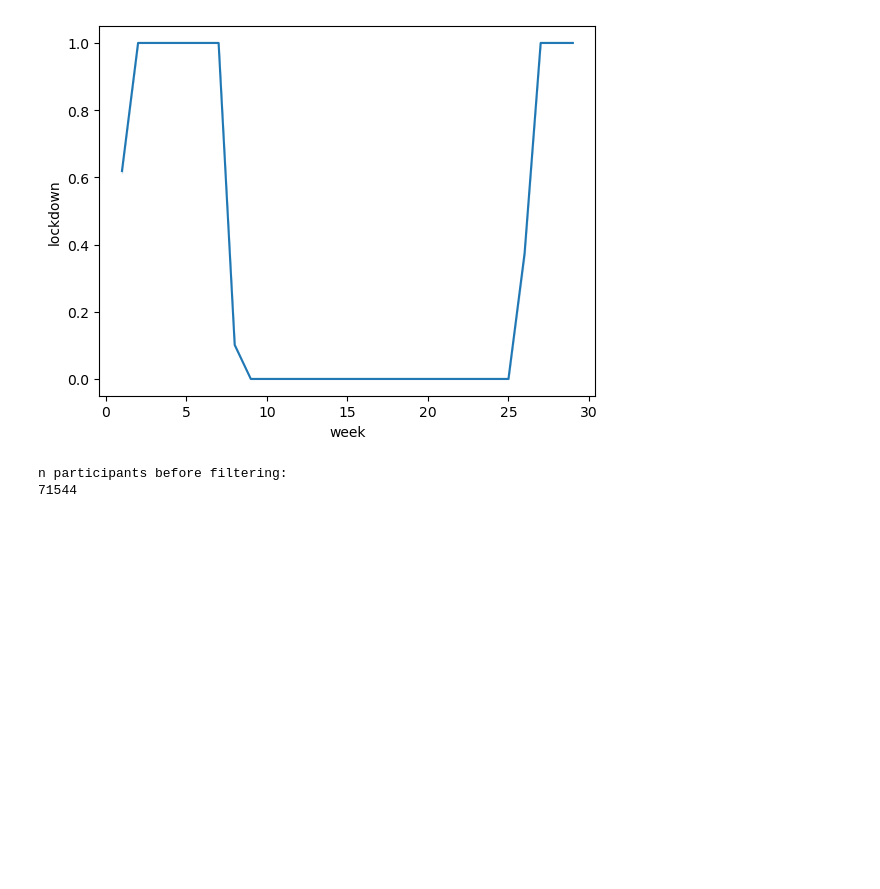
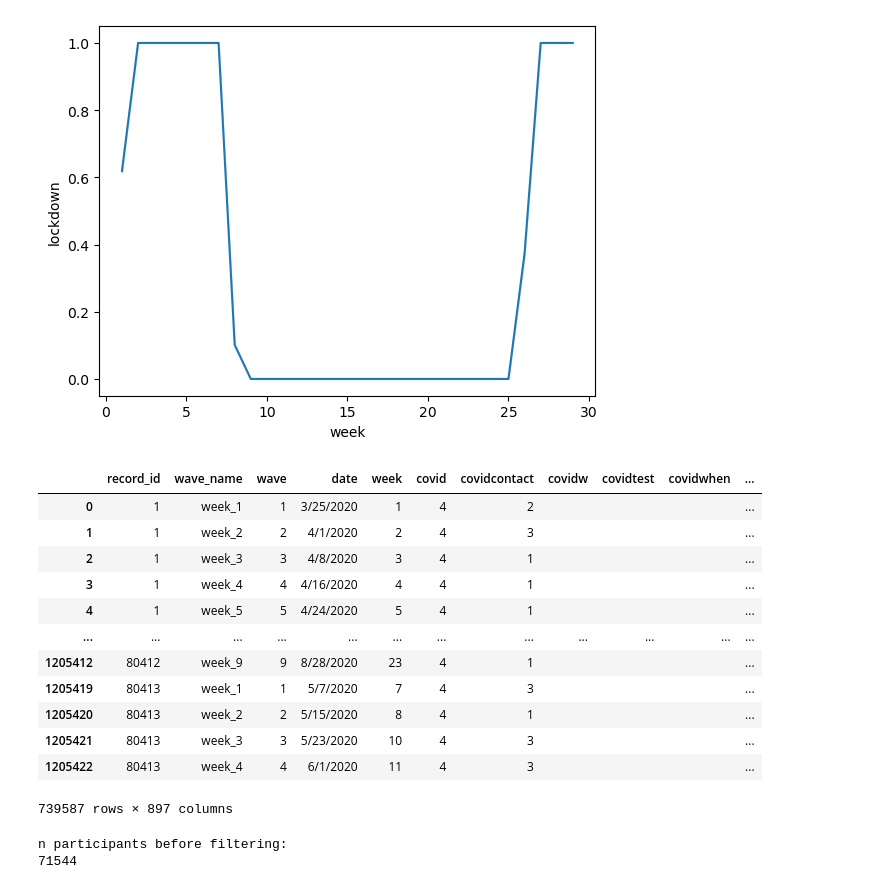
Before and after one commit to andylikescodes/CovidDepressionAnalysis, a Jupyter notebook: notebooks/UCL_Social_Study.ipynb, the cells around one changed output. Drawn from its saved outputs; the diff is of its cells as text; code cells hidden in the pictures; blank space fills up the shorter version.

```diff
--- a/notebooks/UCL_Social_Study.ipynb
+++ b/notebooks/UCL_Social_Study.ipynb
@@ -58,3 +39,9 @@ Columns (4,69,80,81,83,89,90,91,92,93,94,95,96,97,98,99,100,159,160,161,162,163,
+# %%
+UK_cases = cvd_cases.loc[cvd_cases['Entity']=='United Kingdom'].rename({'Biweekly cases per million people': 'cases_per_1m'}, axis=1)
+UK_deaths = cvd_deaths.loc[cvd_deaths['Entity']=='United Kingdom'].rename({'Biweekly deaths per million people': 'deaths_per_1m'}, axis=1)
+# %%
+UK_deaths['pd_datetime'] = pd.to_datetime(UK_deaths['Day'])
+UK_cases['pd_datetime'] = pd.to_datetime(UK_cases['Day'])
 # %%
 external_data['pd_datetime'] = pd.to_datetime(external_data['date'], errors='coerce')
 # %%
@@ -114,2 +157,12 @@ subset['depression'] = subset[UCL_depression].replace(' ', np.nan).astype(float)
+# %%
+subset['depression'] = subset[UCL_depression].replace(' ', np.nan).astype(float).sum(axis=1)
+subset['anxiety'] = subset[UCL_anxiety].replace(' ', np.nan).astype(float).sum(axis=1)
+subset['covid_anxiety'] = subset[UCL_covid_anxiety].replace(' ', np.nan).astype(float).sum(axis=1)
+subset['stress'] = subset[UCL_stressors].replace(' ', np.nan).astype(float).sum(axis=1)
+subset['loneliness'] = subset[UCL_loneliness].replace(' ', np.nan).astype(float).sum(axis=1)
+subset['support'] = subset[UCL_support].replace(' ', np.nan).astype(float).sum(axis=1)
 # %%
 subset['week'] = subset['week'].astype(int)
+# %%
+subset = subset.merge(UK_deaths[['pd_datetime', 'deaths_per_1m']], on='pd_datetime')
+subset = subset.merge(UK_cases[['pd_datetime', 'cases_per_1m']], on='pd_datetime')
@@ -123,6 +196,22 @@ sns.lineplot(data=subset, x='week', y='lockdown')
 # %% [output]
 <Axes: xlabel='week', ylabel='lockdown'>
 [figure]
+# %%
+subset
+# %% [output]
+|  | record_id | wave_name | wave | date | week | covid | covidcontact | covidw | covidtest | covidwhen | ... |
+| 0 | 1 | week_1 | 1 | 3/25/2020 | 1 | 4 | 2 |  |  |  | ... |
+| 1 | 1 | week_2 | 2 | 4/1/2020 | 2 | 4 | 3 |  |  |  | ... |
+| 2 | 1 | week_3 | 3 | 4/8/2020 | 3 | 4 | 1 |  |  |  | ... |
+| 3 | 1 | week_4 | 4 | 4/16/2020 | 4 | 4 | 1 |  |  |  | ... |
+| 4 | 1 | week_5 | 5 | 4/24/2020 | 5 | 4 | 1 |  |  |  | ... |
+| ... | ... | ... | ... | ... | ... | ... | ... | ... | ... | ... | ... |
+| 1205412 | 80412 | week_9 | 9 | 8/28/2020 | 23 | 4 | 1 |  |  |  | ... |
+| 1205419 | 80413 | week_1 | 1 | 5/7/2020 | 7 | 4 | 3 |  |  |  | ... |
+| 1205420 | 80413 | week_2 | 2 | 5/15/2020 | 8 | 4 | 1 |  |  |  | ... |
+| 1205421 | 80413 | week_3 | 3 | 5/23/2020 | 10 | 4 | 3 |  |  |  | ... |
+| 1205422 | 80413 | week_4 | 4 | 6/1/2020 | 11 | 4 | 3 |  |  |  | ... |
+739587 rows × 897 columns
 # %%
 n_weeks = len(subset['week'].unique())
 # %%
```
Also changed, not shown: parts of 14 cells of this notebook, 6 other files.
